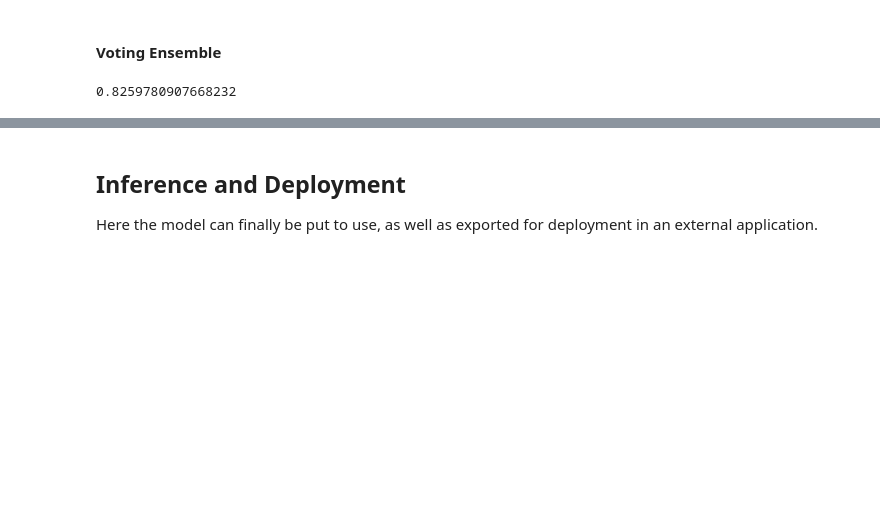
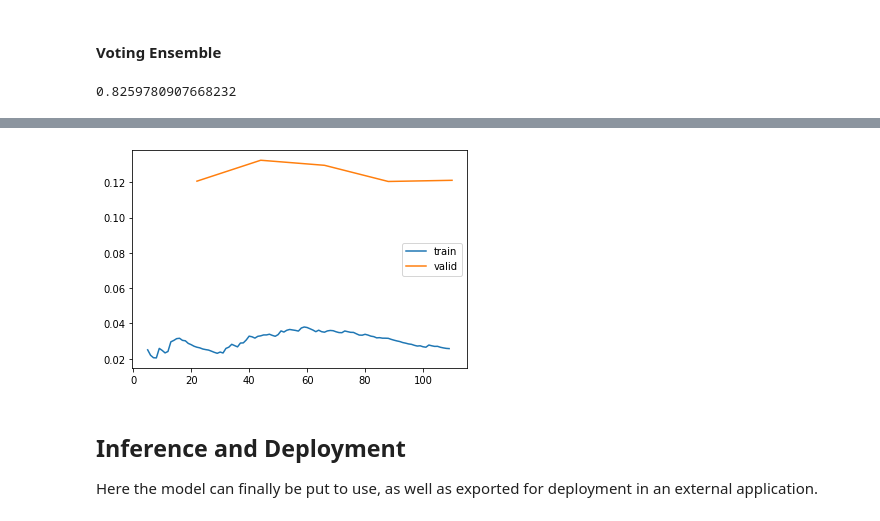
Before and after one commit to BHouwens/kitchen_sink, a Jupyter notebook: Tabular.ipynb, the cells around one changed output, grey strips where cells are left out. Drawn from its saved outputs; the diff is of its cells as text; code cells hidden in the pictures; blank space fills up the shorter version.

```diff
--- a/Tabular.ipynb
+++ b/Tabular.ipynb
@@ -1670,0 +1476,4 @@ all_i_care_about.to_csv('submission.csv')
+# %%
+dls = tdf.dataloaders(32)
+# %%
+learn = tabular_learner(dls, n_out=1, metrics=[accuracy])
@@ -1670,0 +1485,3 @@ all_i_care_about.to_csv('submission.csv')
+# %%
+# Let's try a fit-one-cycle
+learn.fit_one_cycle(15, 0.03)
@@ -1671,3 +1505,7 @@ all_i_care_about.to_csv('submission.csv')
+# %%
+learn.recorder.plot_loss()
+# %% [output]
+[figure, added]
 # %% [markdown]
 ## **Inference and Deployment**
 
```
Also changed, not shown: parts of 33 cells of this notebook.
